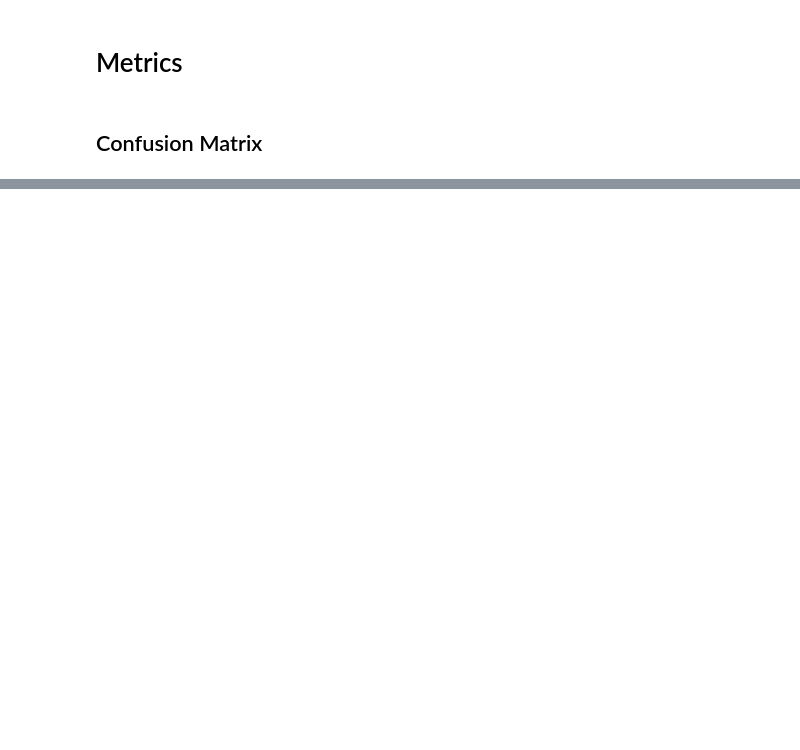
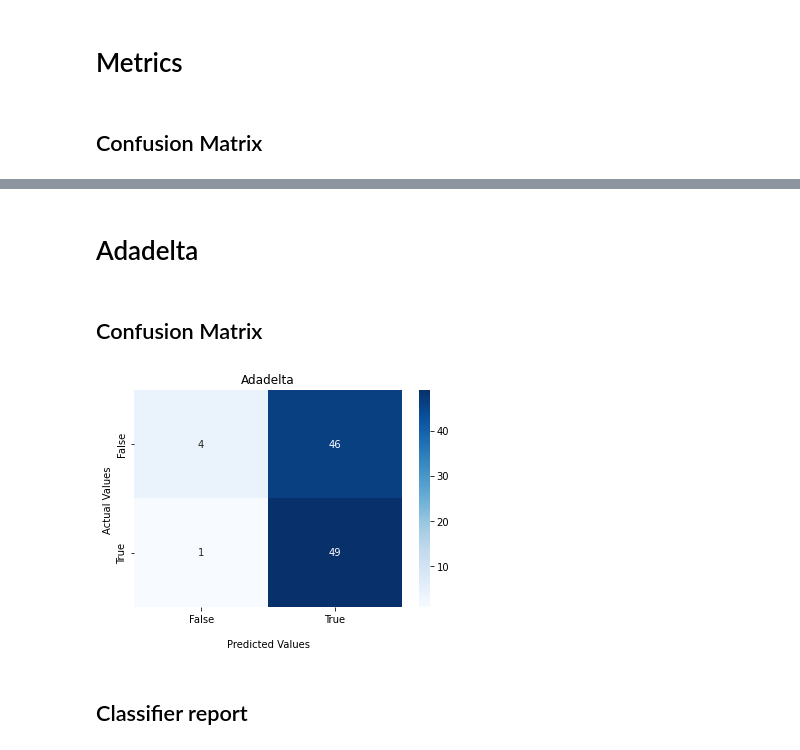
Before and after one commit to hchen98/dtsc615_ImageClassification, a Jupyter notebook: 03__Analysis.ipynb, the cells around one changed output, grey strips where cells are left out. Saved outputs shown, nothing was run; the diff lists cells and outputs as text; code cells hidden in the pictures; blank space fills up the shorter version.

```diff
--- a/03__Analysis.ipynb
+++ b/03__Analysis.ipynb
@@ -169,0 +290,10 @@ print(classification_report(y, y_pred))
+# %% [markdown]
+# Adadelta
+# %% [markdown]
+## Confusion Matrix
+# %%
+plot_confusionM(y_pred, model_name)
+# %% [output]
+[figure, added]
+# %% [markdown]
+## Classifier report
```
Also changed, not shown: parts of 38 cells of this notebook, 15 other files.
